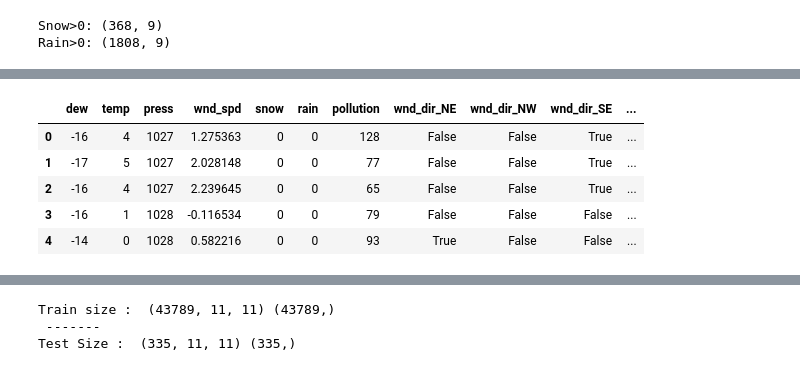
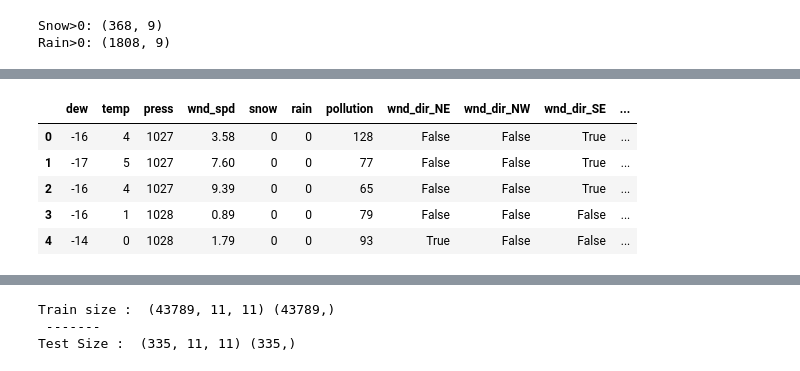
Before and after one commit to MilicaRangelov/Masinsko_ucenje, a Jupyter notebook: treci_projekat/air_pollution_forecast.ipynb, the cells around one changed output, grey strips where cells are left out. Saved outputs shown, nothing was run; the diff lists cells and outputs as text; code cells hidden in the pictures.

```diff
--- a/treci_projekat/air_pollution_forecast.ipynb
+++ b/treci_projekat/air_pollution_forecast.ipynb
@@ -147,18 +147,18 @@ df.head()
 # %%
 df_test = pd.read_csv("pollution_test_data1.csv")
 df_test['rain'] = df_test['rain'].apply(lambda x: 1 if x > 0 else 0)
 df_test['snow'] = df_test['snow'].apply(lambda x: 1 if x > 0 else 0)
-df_test['wnd_spd'] = np.log(df_test['wnd_spd'])
+# df_test['wnd_spd'] = np.log(df_test['wnd_spd'])
 df_test = pd.get_dummies(
     data=df_test, columns=['wnd_dir'])
 df_test.head()
 # %% [output]
 |  | dew | temp | press | wnd_spd | snow | rain | pollution | wnd_dir_NE | wnd_dir_NW | wnd_dir_SE | ... |
-| 0 | -16 | 4 | 1027 | 1.275363 | 0 | 0 | 128 | False | False | True | ... |
-| 1 | -17 | 5 | 1027 | 2.028148 | 0 | 0 | 77 | False | False | True | ... |
-| 2 | -16 | 4 | 1027 | 2.239645 | 0 | 0 | 65 | False | False | True | ... |
-| 3 | -16 | 1 | 1028 | -0.116534 | 0 | 0 | 79 | False | False | False | ... |
-| 4 | -14 | 0 | 1028 | 0.582216 | 0 | 0 | 93 | True | False | False | ... |
+| 0 | -16 | 4 | 1027 | 3.58 | 0 | 0 | 128 | False | False | True | ... |
+| 1 | -17 | 5 | 1027 | 7.60 | 0 | 0 | 77 | False | False | True | ... |
+| 2 | -16 | 4 | 1027 | 9.39 | 0 | 0 | 65 | False | False | True | ... |
+| 3 | -16 | 1 | 1028 | 0.89 | 0 | 0 | 79 | False | False | False | ... |
+| 4 | -14 | 0 | 1028 | 1.79 | 0 | 0 | 93 | True | False | False | ... |
 # %%
 scaler = MinMaxScaler()
 columns = (['pollution', 'dew', 'temp', 'press', "wnd_dir_NE", "wnd_dir_NW",	"wnd_dir_SE",	"wnd_dir_cv", 'wnd_spd',
```
Also changed, not shown: parts of 12 cells of this notebook.
